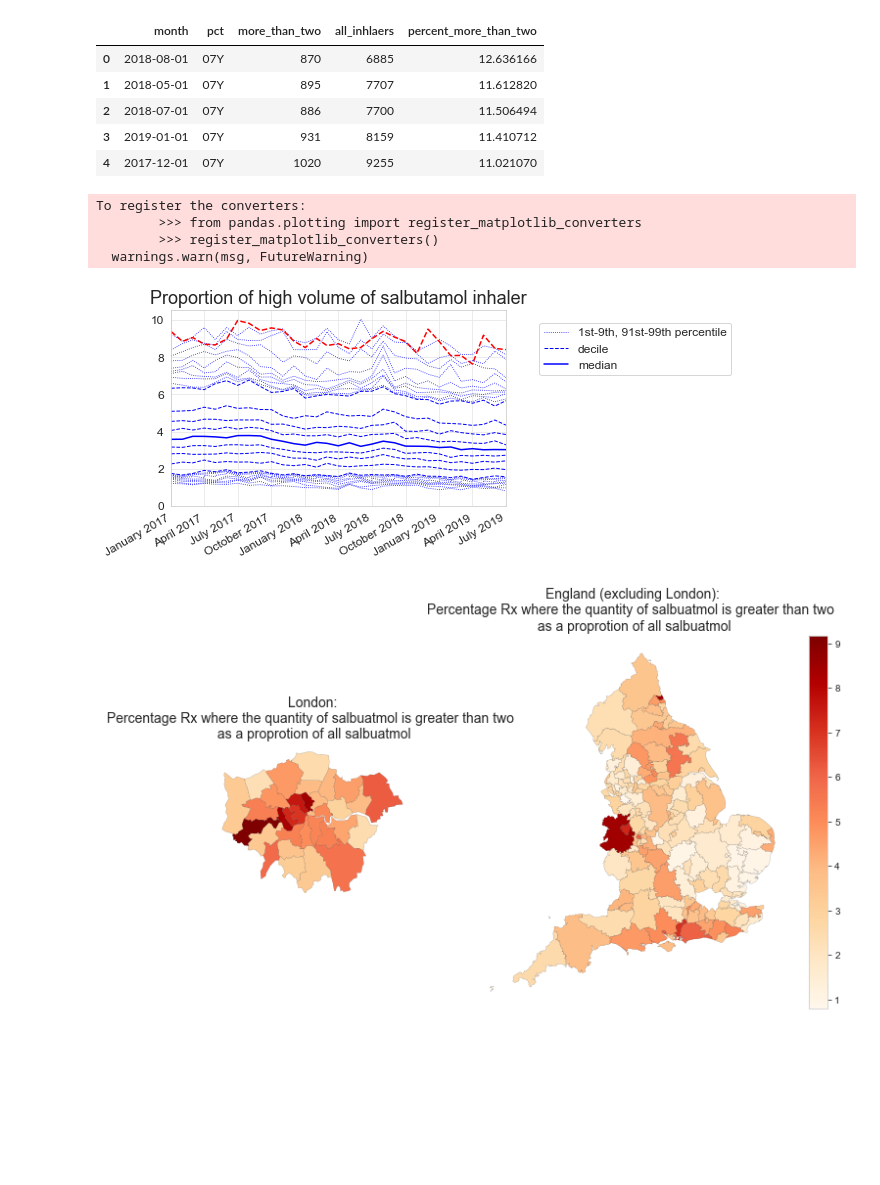
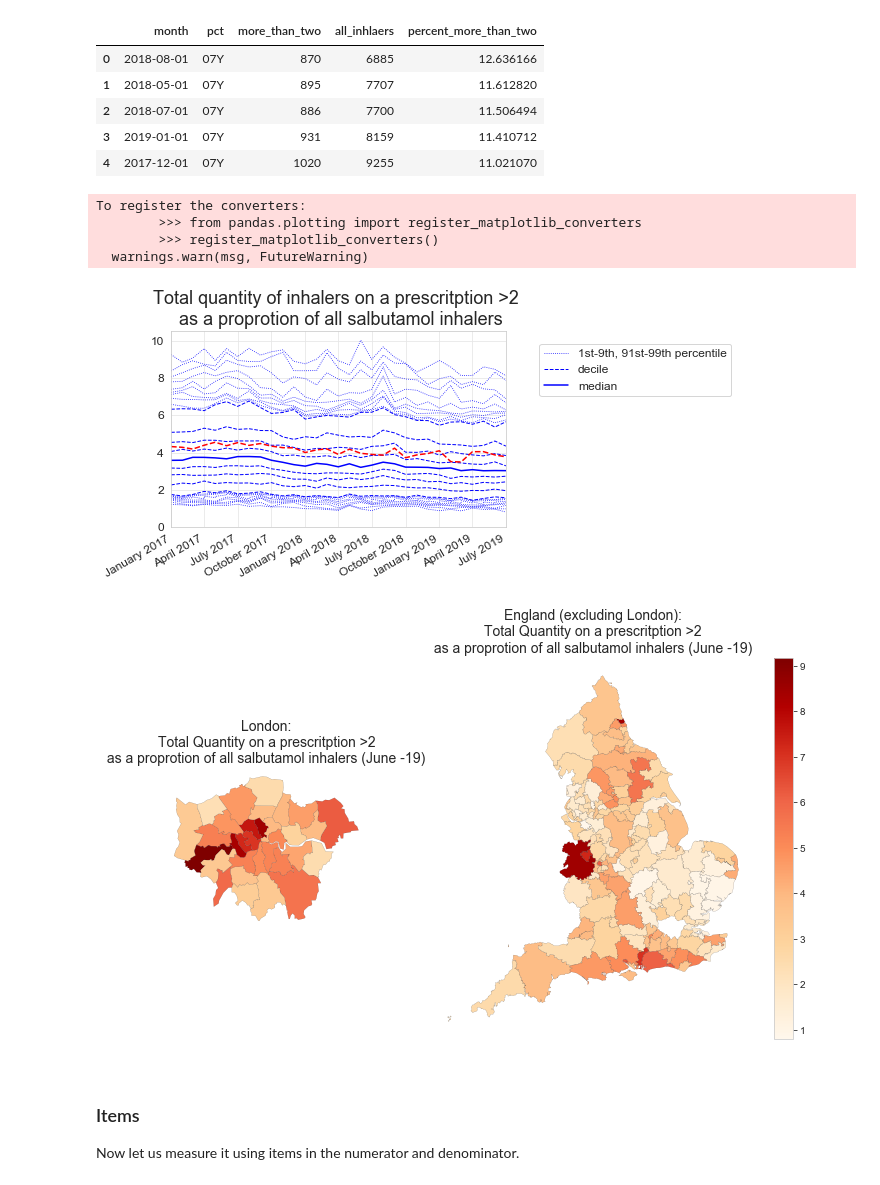
Before and after one commit to ebmdatalab/jupyter-notebooks, a Jupyter notebook: new_measures/Drafts/Enviromental Inhalers/Large Quantities of Salbutamol.ipynb, the cells around one changed output. Drawn from its saved outputs; the diff is of its cells as text; code cells hidden in the pictures; blank space fills up the shorter version.

Commit message:
update salbutamol
review measure in context of items
look at very excessive quantities

```diff
--- a/new_measures/Drafts/Enviromental Inhalers/Large Quantities of Salbutamol.ipynb
+++ b/new_measures/Drafts/Enviromental Inhalers/Large Quantities of Salbutamol.ipynb
@@ -67,30 +71,33 @@ df_salb_qty.head()
 # %%
 #create sample deciles
 
 charts.deciles_chart(
         df_salb_qty,
         period_column='month',
         column='percent_more_than_two',
-        title="Proportion of high volume of salbutamol inhaler",
+        title="Total quantity of inhalers on a prescritption >2 \n as a proprotion of all salbutamol inhalers",
         show_outer_percentiles=True)
 
-#add in example CCG (Islington - 08H)
-df_subject = df_salb_qty.loc[df_salb_qty['pct'] == '08H'].sort_values(by=['month'])
+#add in example CCG (Devon - 15N)
+df_subject = df_salb_qty.loc[df_salb_qty['pct'] == '15N'].sort_values(by=['month'])
 plt.plot(df_subject['month'], df_subject['percent_more_than_two'], 'r--')
 
 plt.show()
 # %% [output]
 To register the converters:
         >>> from pandas.plotting import register_matplotlib_converters
         >>> register_matplotlib_converters()
   warnings.warn(msg, FutureWarning)
-[figure, old version]
+[figure, new version]
 # %%
 latest_df_salb_qty = df_salb_qty.loc[(df_salb_qty['month'] == '2019-06-01')]
 # %%
 #create choropeth map
 plt.figure(figsize=(12, 7))
-plt = maps.ccg_map(latest_df_salb_qty, title=" Percentage Rx where the quantity of salbuatmol is greater than two  \n as a proprotion of all salbuatmol", column='percent_more_than_two', separate_london=True)
+plt = maps.ccg_map(latest_df_salb_qty, title=" Total Quantity on a prescritption >2 \n as a proprotion of all salbutamol inhalers (June -19) ", column = 'percent_more_than_two', separate_london=True)
 plt.show()
 # %% [output]
-[figure, old version]
+[figure, new version]
+# %% [markdown]
+### Items
+Now let us measure it using items in the numerator and denominator.
```
Also changed, not shown: parts of 13 cells of this notebook, 2 other files.
